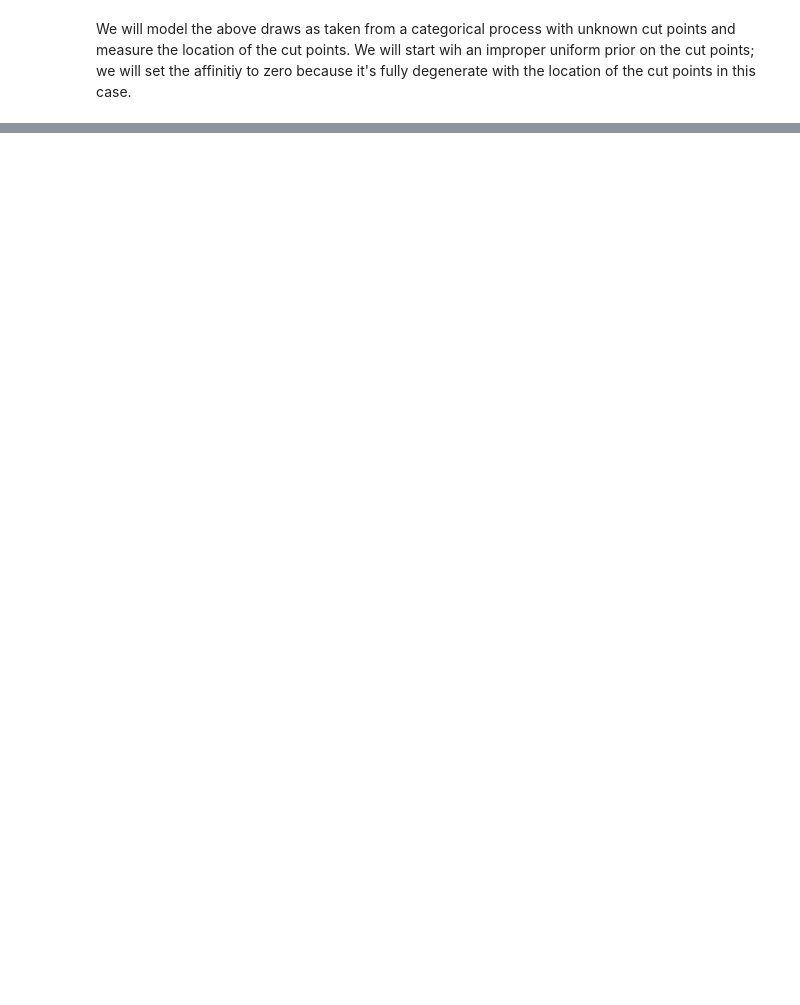
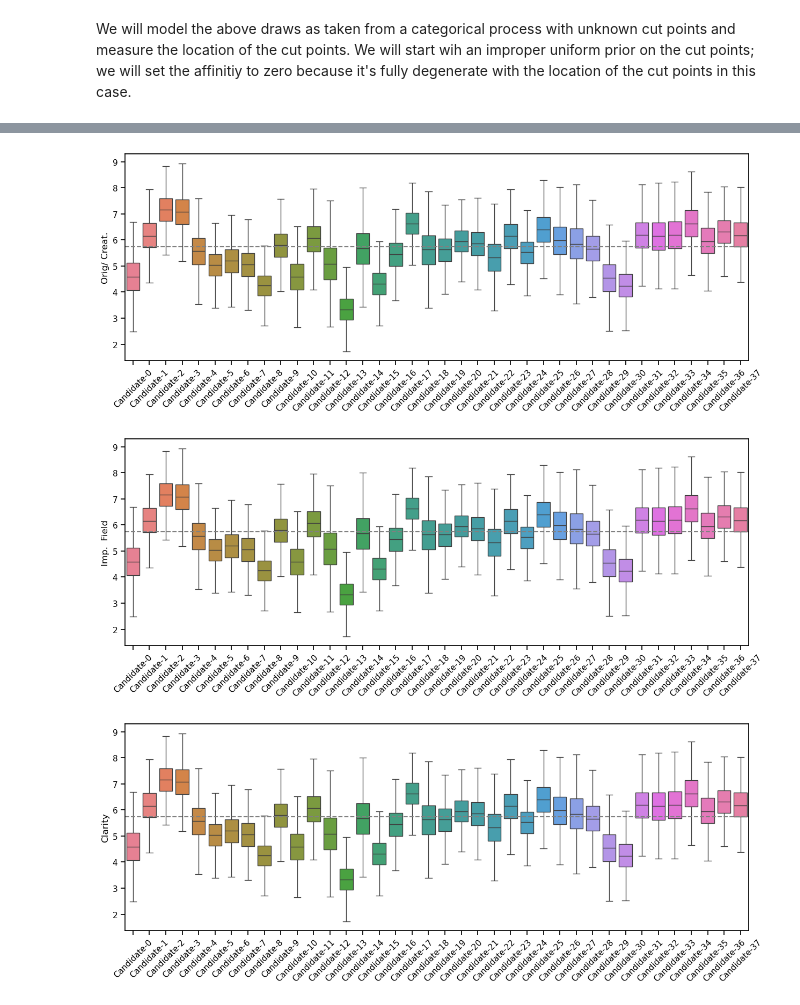
Before and after one commit to maxisi/ordinal-regression, a Jupyter notebook: gaussian_analysis.ipynb, the cells around one changed output, grey strips where cells are left out. Cells and saved outputs as stored; diff of their text form; code cells hidden in the pictures; blank space fills up the shorter version.

```diff
--- a/gaussian_analysis.ipynb
+++ b/gaussian_analysis.ipynb
@@ -461,0 +205,21 @@ Number of divergences: 0
+# %%
+for cat, df in zip(categories, mu):
+
+    df = pd.DataFrame(mu_cat.T, columns=candidates)
+
+    m = df.median().median()
+
+    # boxplot without showing outliers
+    plt.figure(figsize=(15, 5))
+    sns.boxplot(df, showfliers=False)
+
+    plt.axhline(m, color='gray', linestyle='--')
+
+    plt.ylabel(cat)
+
+    # tilt the x-axis labels
+    plt.xticks(rotation=45);
+# %% [output]
+[figure, added]
+[figure, added]
+[figure, added]
```
Also changed, not shown: parts of 60 cells of this notebook.
